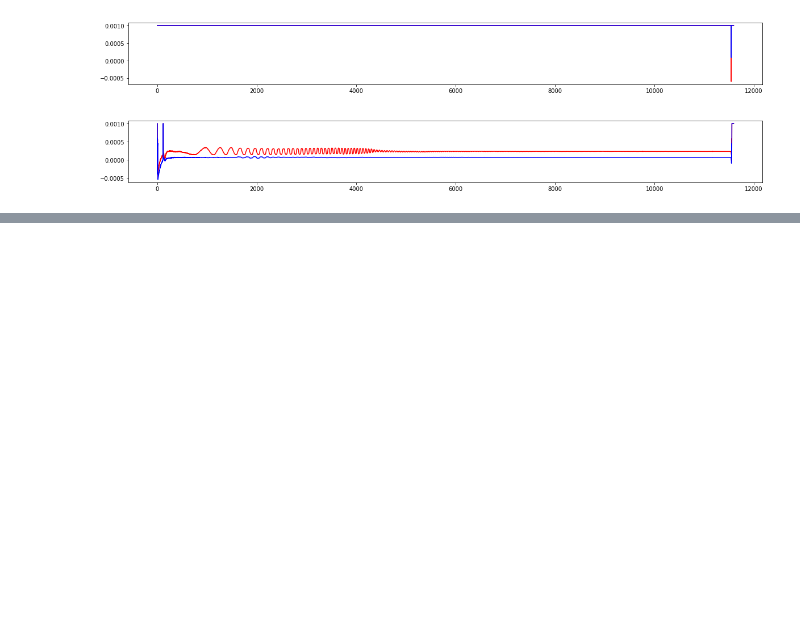
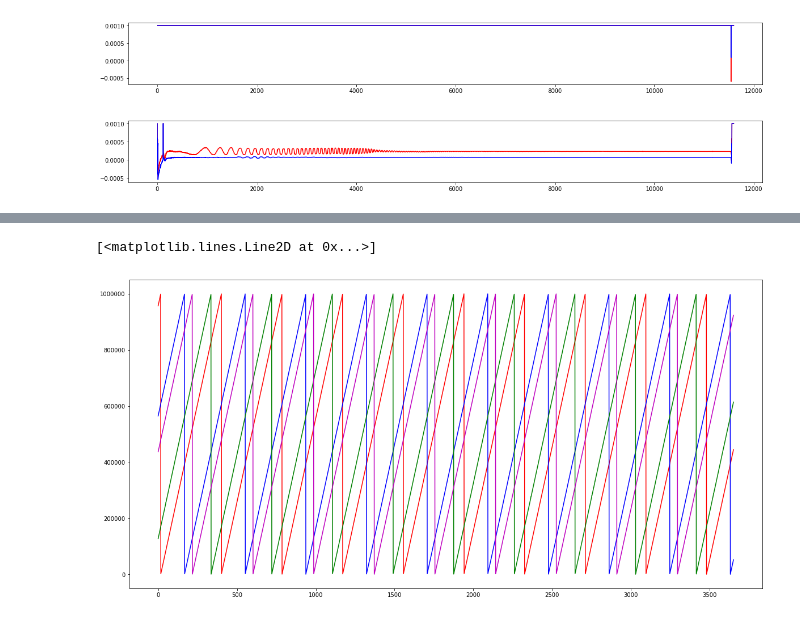
Before and after one commit to Aniruddh1/ipython-opencv-notebooks, a Jupyter notebook: notebooks/TTM Data Analysis.ipynb, the cells around one changed output, grey strips where cells are left out. Drawn from its saved outputs; the diff is of its cells as text; code cells hidden in the pictures; blank space fills up the shorter version.

```diff
--- a/notebooks/TTM Data Analysis.ipynb
+++ b/notebooks/TTM Data Analysis.ipynb
@@ -448,0 +456,9 @@ plt.plot(df['C3 measy_mm'], color='b')
+# %%
+plt.figure(figsize=(20,10))
+plt.plot(df['Cam1_TimeStamp'], color='r')
+plt.plot(df['Cam2_TimeStamp'], color='b')
+plt.plot(df['Cam3_TimeStamp'], color='g')
+plt.plot(df['Cam4_TimeStamp'], color='m')
+# %% [output]
+[<matplotlib.lines.Line2D at 0x...>]
+[figure, added]
```
Also changed, not shown: parts of 13 cells of this notebook, 3 other files.
